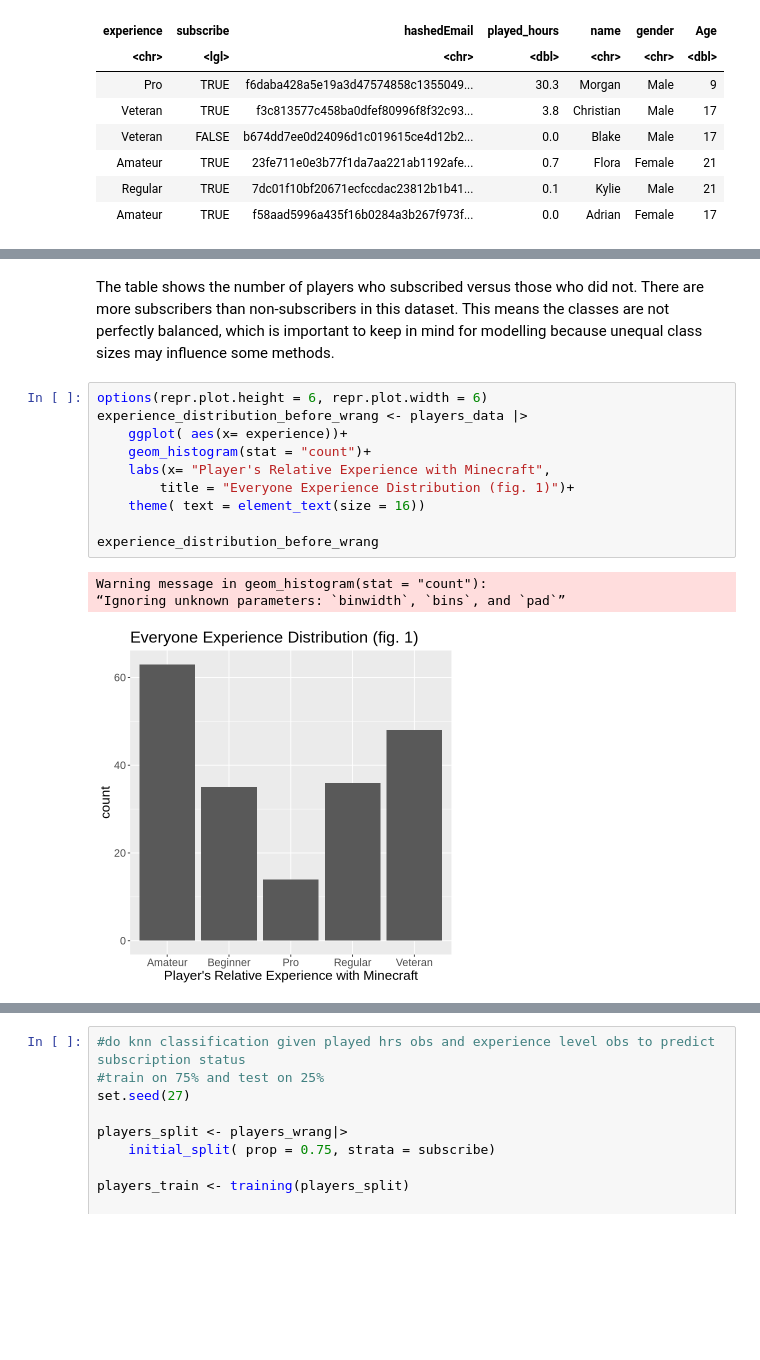
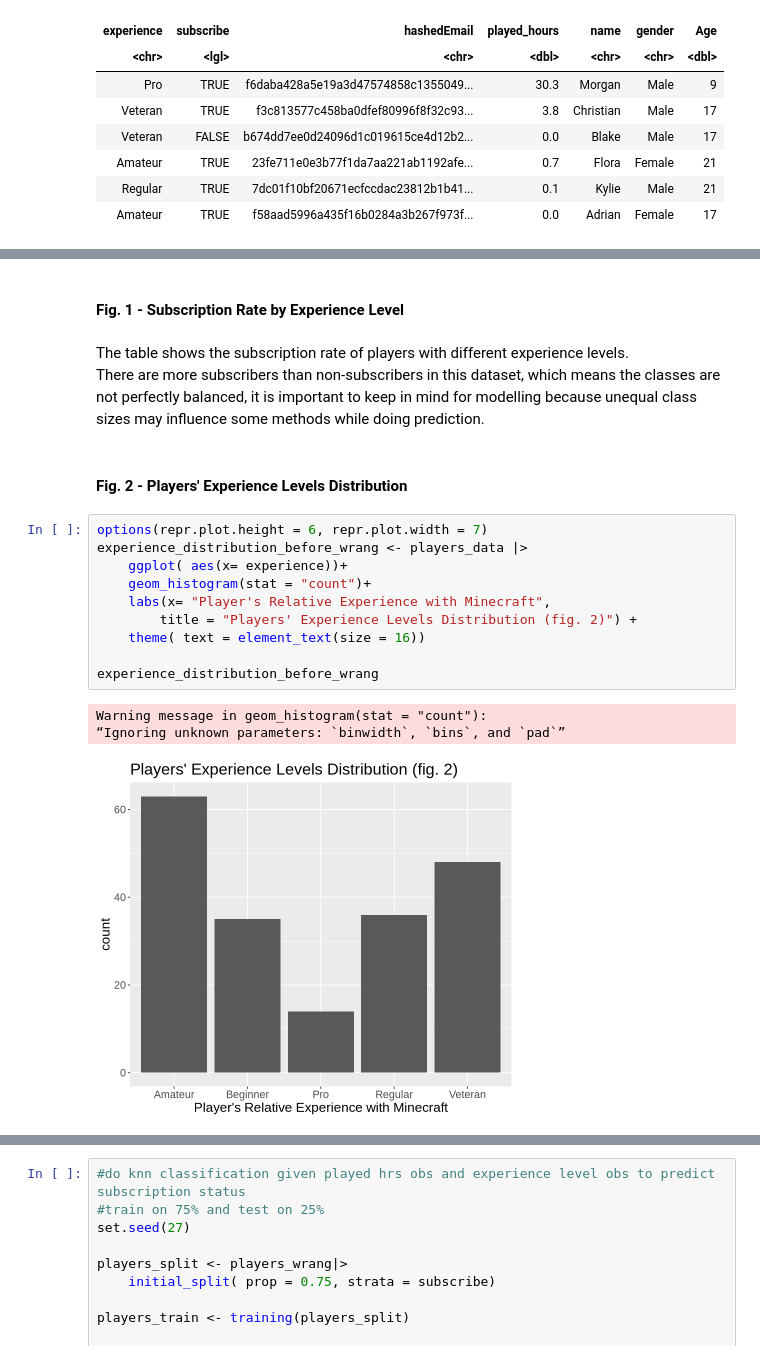
Before and after one commit to camillesnyder/Final-Project, a Jupyter notebook: Final-Project.ipynb, the cells around one changed output, grey strips where cells are left out. Drawn from its saved outputs; the diff is of its cells as text; blank space fills up the shorter version.

```diff
--- a/Final-Project.ipynb
+++ b/Final-Project.ipynb
@@ -103,16 +150,22 @@ players_data |>
+# %% [markdown]
+#### Fig. 1 - Subscription Rate by Experience Level
 # %% [markdown]
-The table shows the number of players who subscribed versus those who did not. There are more subscribers than non-subscribers in this dataset. This means the classes are not perfectly balanced, which is important to keep in mind for modelling because unequal class sizes may influence some methods.
+The table shows the subscription rate of players with different experience levels.
+\
+There are more subscribers than non-subscribers in this dataset, which means the classes are not perfectly balanced, it is important to keep in mind for modelling because unequal class sizes may influence some methods while doing prediction.
+# %% [markdown]
+#### Fig. 2 - Players' Experience Levels Distribution
 # %%
-options(repr.plot.height = 6, repr.plot.width = 6)
+options(repr.plot.height = 6, repr.plot.width = 7)
 experience_distribution_before_wrang <- players_data |>
     ggplot( aes(x= experience))+
     geom_histogram(stat = "count")+
     labs(x= "Player's Relative Experience with Minecraft",
-        title = "Everyone Experience Distribution (fig. 1)")+
+        title = "Players' Experience Levels Distribution (fig. 2)") +
     theme( text = element_text(size = 16))
 
 experience_distribution_before_wrang
 # %% [output]
 Warning message in geom_histogram(stat = "count"):
 “Ignoring unknown parameters: `binwidth`, `bins`, and `pad`”
-[figure, old version]
+[figure, new version]
```
Also changed, not shown: parts of 26 cells of this notebook.
